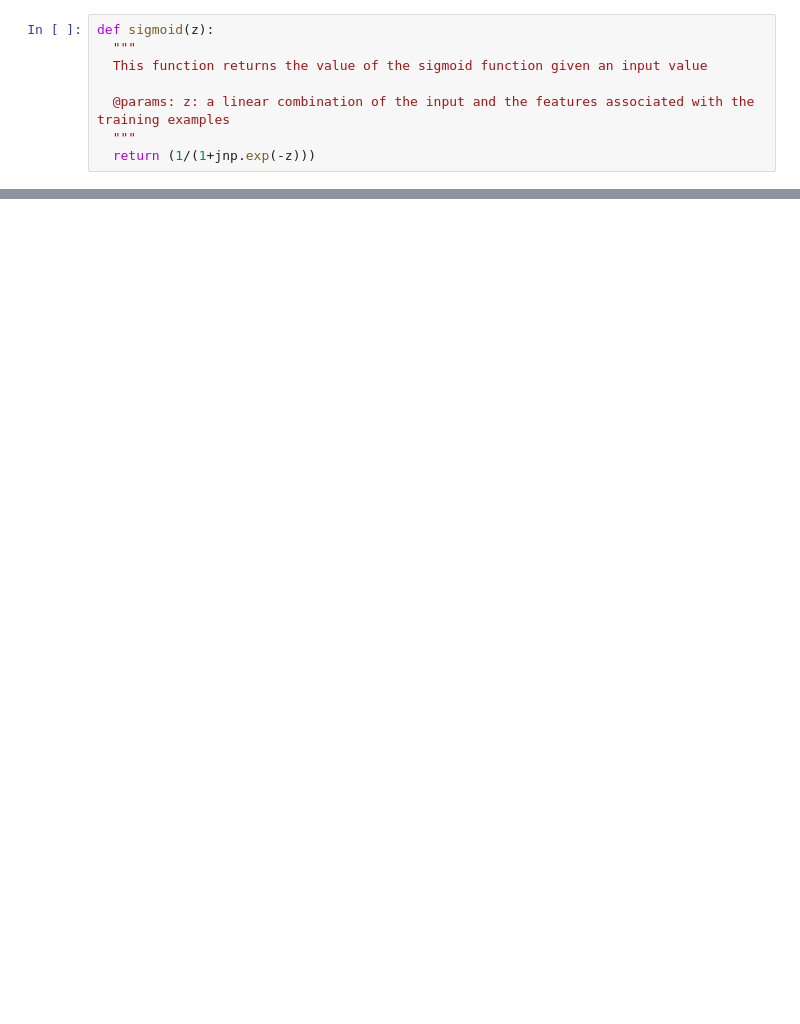
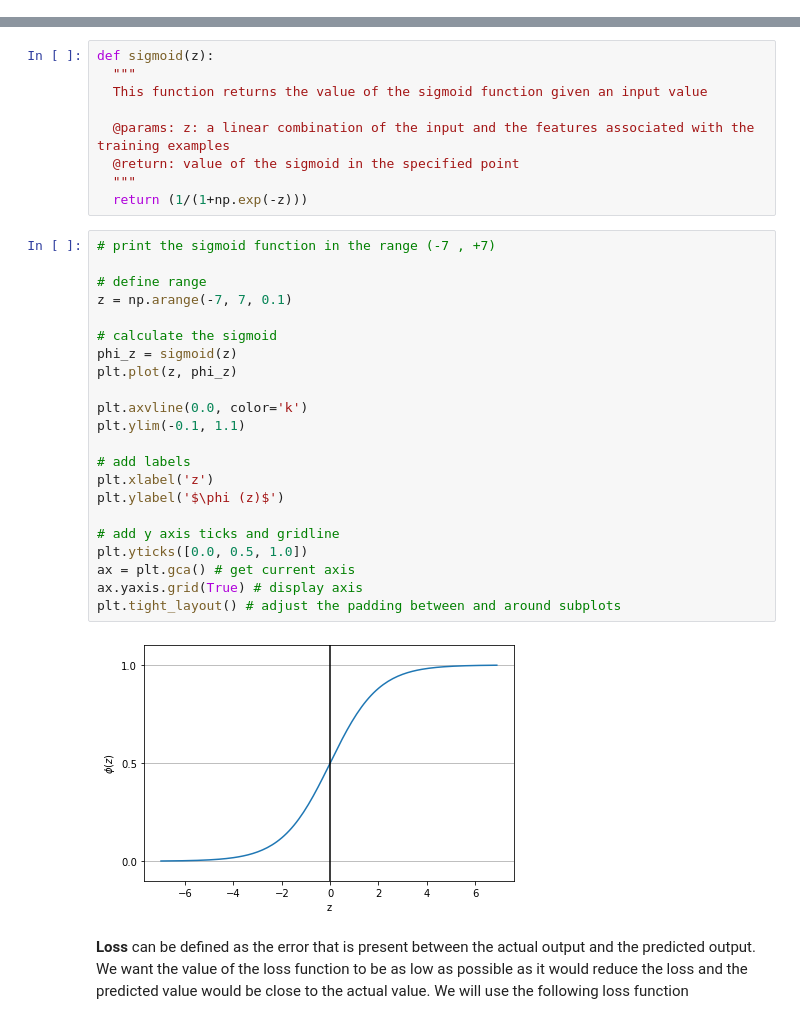
Before and after one commit to MargheritaMusumeci/Credit-card-fraud-detection, a Jupyter notebook: algorithms/LogisticRegression.ipynb, the cells around one changed output, grey strips where cells are left out. Drawn from its saved outputs; the diff is of its cells as text; blank space fills up the shorter version.

```diff
--- a/algorithms/LogisticRegression.ipynb
+++ b/algorithms/LogisticRegression.ipynb
@@ -133,8 +0,0 @@ def initialize_params(weight_size):
-# %%
-def sigmoid(z):
-  """
-  This function returns the value of the sigmoid function given an input value
-
-  @params: z: a linear combination of the input and the features associated with the training examples
-  """
-  return (1/(1+jnp.exp(-z)))
@@ -253,0 +258,35 @@ AUC         77.0%
+# %%
+def sigmoid(z):
+  """
+  This function returns the value of the sigmoid function given an input value
+
+  @params: z: a linear combination of the input and the features associated with the training examples
+  @return: value of the sigmoid in the specified point
+  """
+  return (1/(1+np.exp(-z)))
+# %%
+# print the sigmoid function in the range (-7 , +7)
+
+# define range
+z = np.arange(-7, 7, 0.1)
+
+# calculate the sigmoid
+phi_z = sigmoid(z)
+plt.plot(z, phi_z)
+
+plt.axvline(0.0, color='k')
+plt.ylim(-0.1, 1.1)
+
+# add labels
+plt.xlabel('z')
+plt.ylabel('$\phi (z)$')
+
+# add y axis ticks and gridline
+plt.yticks([0.0, 0.5, 1.0])
+ax = plt.gca() # get current axis
+ax.yaxis.grid(True) # display axis
+plt.tight_layout() # adjust the padding between and around subplots
+# %% [output]
+[figure, added]
+# %% [markdown]
+**Loss** can be defined as the error that is present between the actual output and the predicted output. We want the value of the loss function to be as low as possible as it would reduce the loss and the predicted value would be close to the actual value. We will use the following loss function
```
Also changed, not shown: parts of 72 cells of this notebook, 3 other files.
